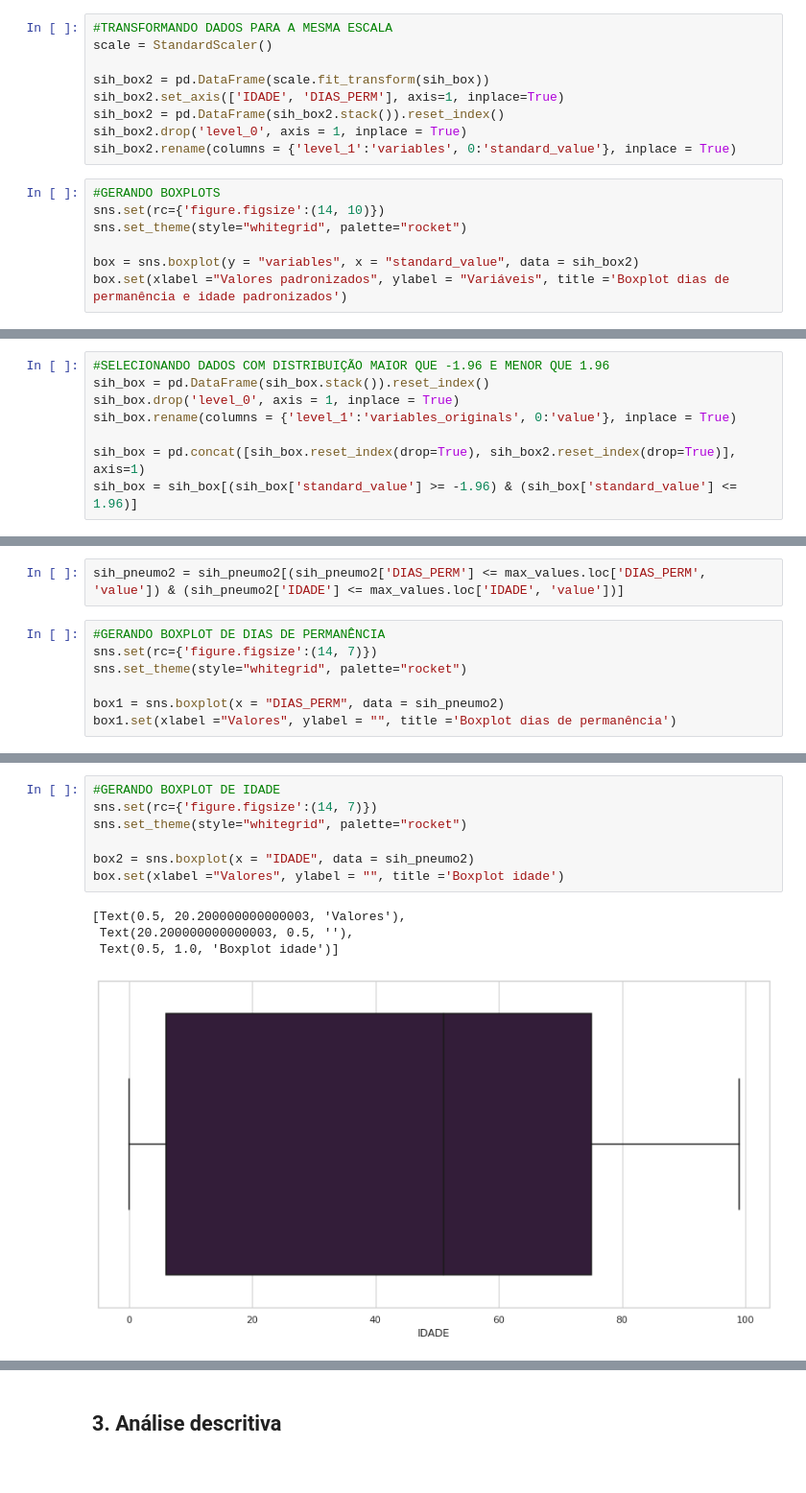
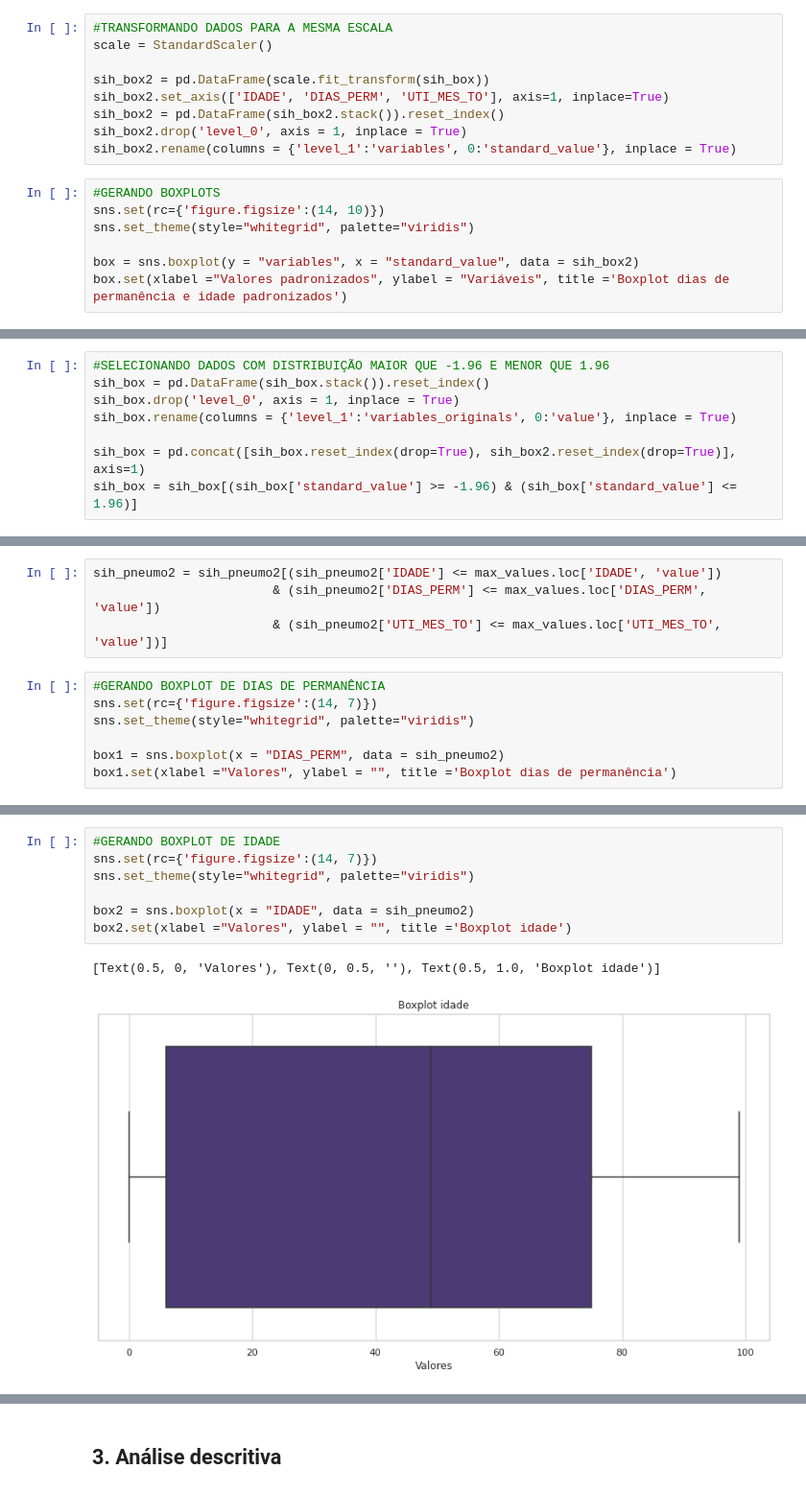
Before and after one commit to daniellybx/projeto_predicao_pneumonia, a Jupyter notebook: 02_analise_exploratoria.ipynb, the cells around one changed output, grey strips where cells are left out. Shown at 96% size. Cells and saved outputs as stored; diff of their text form.

```diff
--- a/02_analise_exploratoria.ipynb
+++ b/02_analise_exploratoria.ipynb
@@ -180,14 +202,14 @@ sih_box = sih_pneumo2[['IDADE', 'DIAS_PERM']]
 scale = StandardScaler()
 
 sih_box2 = pd.DataFrame(scale.fit_transform(sih_box))
-sih_box2.set_axis(['IDADE', 'DIAS_PERM'], axis=1, inplace=True)
+sih_box2.set_axis(['IDADE', 'DIAS_PERM', 'UTI_MES_TO'], axis=1, inplace=True)
 sih_box2 = pd.DataFrame(sih_box2.stack()).reset_index()
 sih_box2.drop('level_0', axis = 1, inplace = True)
 sih_box2.rename(columns = {'level_1':'variables', 0:'standard_value'}, inplace = True)
 # %%
 #GERANDO BOXPLOTS
 sns.set(rc={'figure.figsize':(14, 10)})
-sns.set_theme(style="whitegrid", palette="rocket")
+sns.set_theme(style="whitegrid", palette="viridis")
 
 box = sns.boxplot(y = "variables", x = "standard_value", data = sih_box2)
 box.set(xlabel ="Valores padronizados", ylabel = "Variáveis", title ='Boxplot dias de permanência e idade padronizados')
@@ -222,9 +246,11 @@ min_values, max_values
 # %%
-sih_pneumo2 = sih_pneumo2[(sih_pneumo2['DIAS_PERM'] <= max_values.loc['DIAS_PERM', 'value']) & (sih_pneumo2['IDADE'] <= max_values.loc['IDADE', 'value'])]
+sih_pneumo2 = sih_pneumo2[(sih_pneumo2['IDADE'] <= max_values.loc['IDADE', 'value'])
+                        & (sih_pneumo2['DIAS_PERM'] <= max_values.loc['DIAS_PERM', 'value'])
+                        & (sih_pneumo2['UTI_MES_TO'] <= max_values.loc['UTI_MES_TO', 'value'])]
 # %%
 #GERANDO BOXPLOT DE DIAS DE PERMANÊNCIA
 sns.set(rc={'figure.figsize':(14, 7)})
-sns.set_theme(style="whitegrid", palette="rocket")
+sns.set_theme(style="whitegrid", palette="viridis")
 
 box1 = sns.boxplot(x = "DIAS_PERM", data = sih_pneumo2)
 box1.set(xlabel ="Valores", ylabel = "", title ='Boxplot dias de permanência')
@@ -236,12 +262,10 @@ box1.set(xlabel ="Valores", ylabel = "", title ='Boxplot dias de permanência')
 # %%
 #GERANDO BOXPLOT DE IDADE
 sns.set(rc={'figure.figsize':(14, 7)})
-sns.set_theme(style="whitegrid", palette="rocket")
+sns.set_theme(style="whitegrid", palette="viridis")
 
 box2 = sns.boxplot(x = "IDADE", data = sih_pneumo2)
-box.set(xlabel ="Valores", ylabel = "", title ='Boxplot idade')
+box2.set(xlabel ="Valores", ylabel = "", title ='Boxplot idade')
 # %% [output]
-[Text(0.5, 20.200000000000003, 'Valores'),
- Text(20.200000000000003, 0.5, ''),
- Text(0.5, 1.0, 'Boxplot idade')]
+[Text(0.5, 0, 'Valores'), Text(0, 0.5, ''), Text(0.5, 1.0, 'Boxplot idade')]
-[figure, old version]
+[figure, new version]
```
Also changed, not shown: parts of 38 cells of this notebook, 2 other files.
